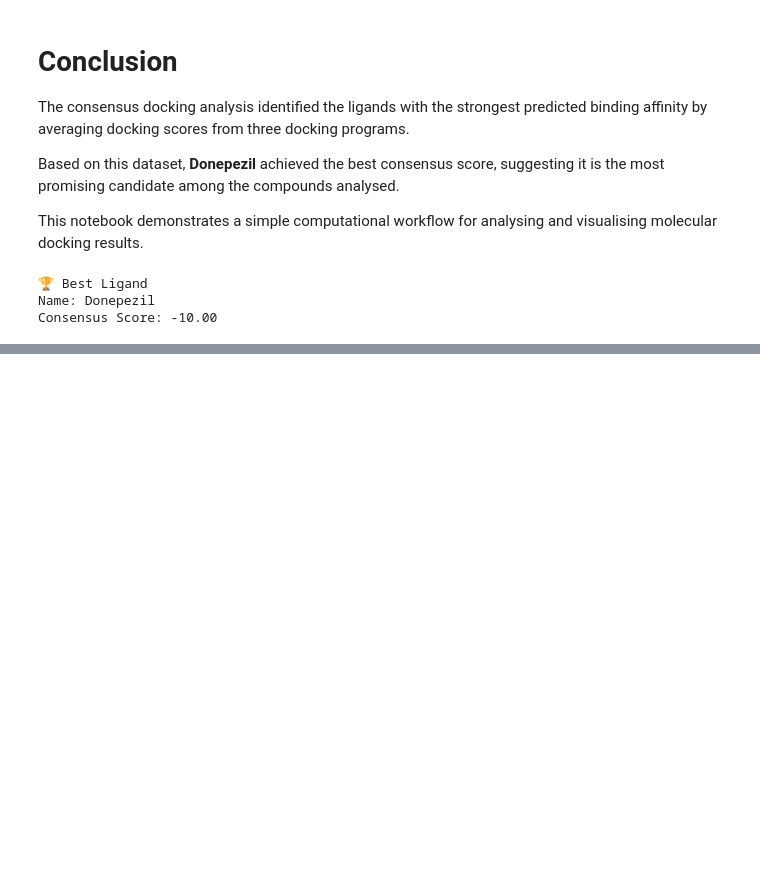
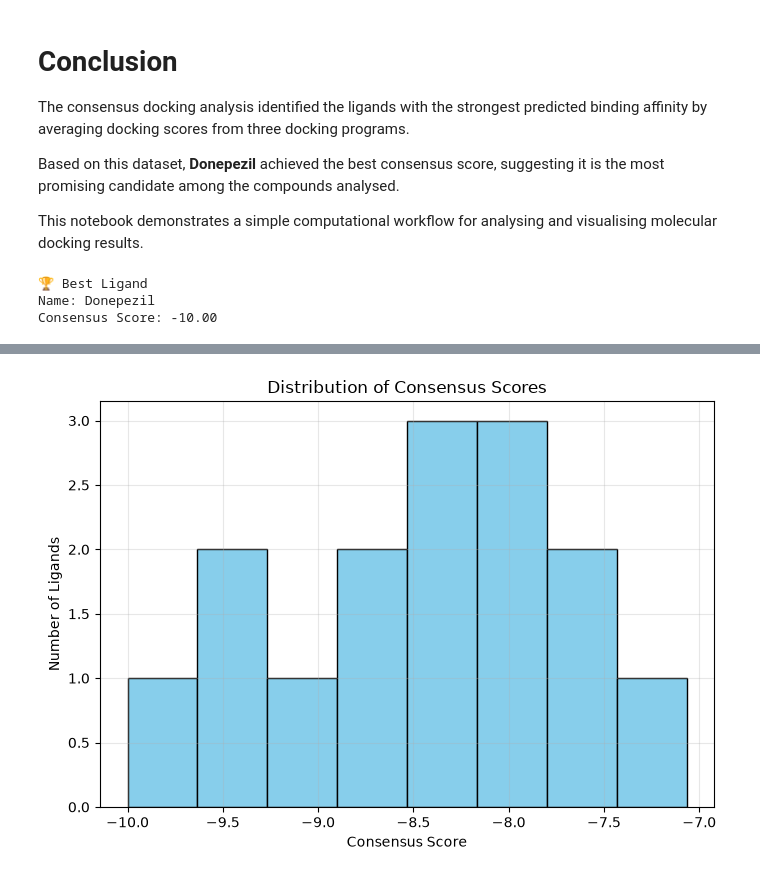
Before and after one commit to kirthimaheswaran/NeuroDock, a Jupyter notebook: notebooks/NeuroDock_Analysis.ipynb, the cells around one changed output, grey strips where cells are left out. Cells and saved outputs as stored; diff of their text form; code cells hidden in the pictures; blank space fills up the shorter version.

```diff
--- a/notebooks/NeuroDock_Analysis.ipynb
+++ b/notebooks/NeuroDock_Analysis.ipynb
@@ -111,0 +185,22 @@ Consensus Score: -10.00
+# %%
+# Histogram of consensus scores
+
+plt.figure(figsize=(7,5))
+
+plt.hist(
+    df["Consensus_Score"],
+    bins=8,
+    color="skyblue",
+    edgecolor="black"
+)
+
+plt.title("Distribution of Consensus Scores")
+plt.xlabel("Consensus Score")
+plt.ylabel("Number of Ligands")
+
+plt.grid(alpha=0.3)
+
+plt.tight_layout()
+plt.show()
+# %% [output]
+[figure, added]
```
Also changed, not shown: parts of 8 cells of this notebook.
